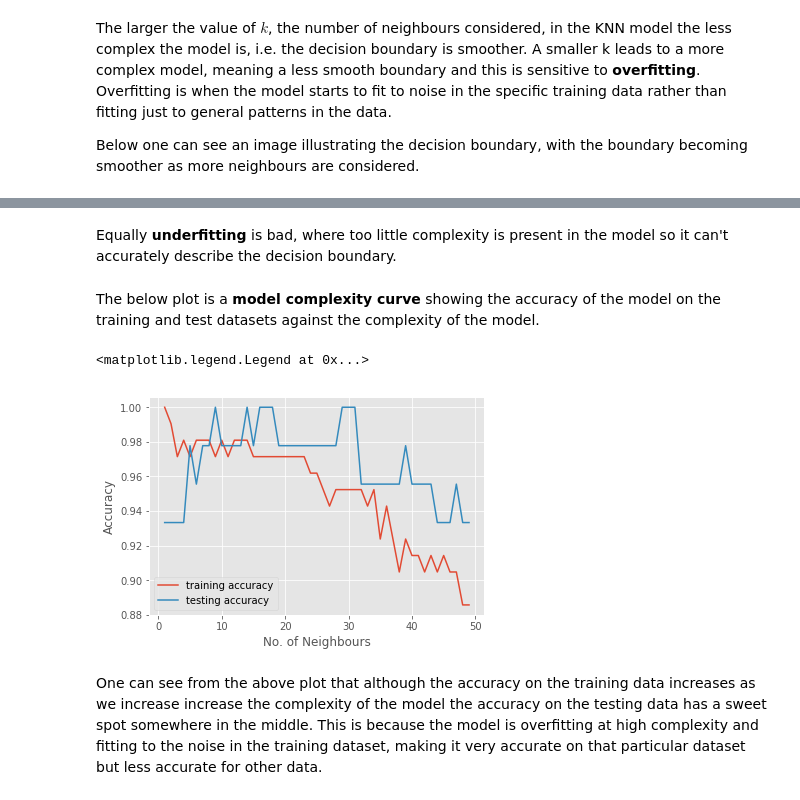
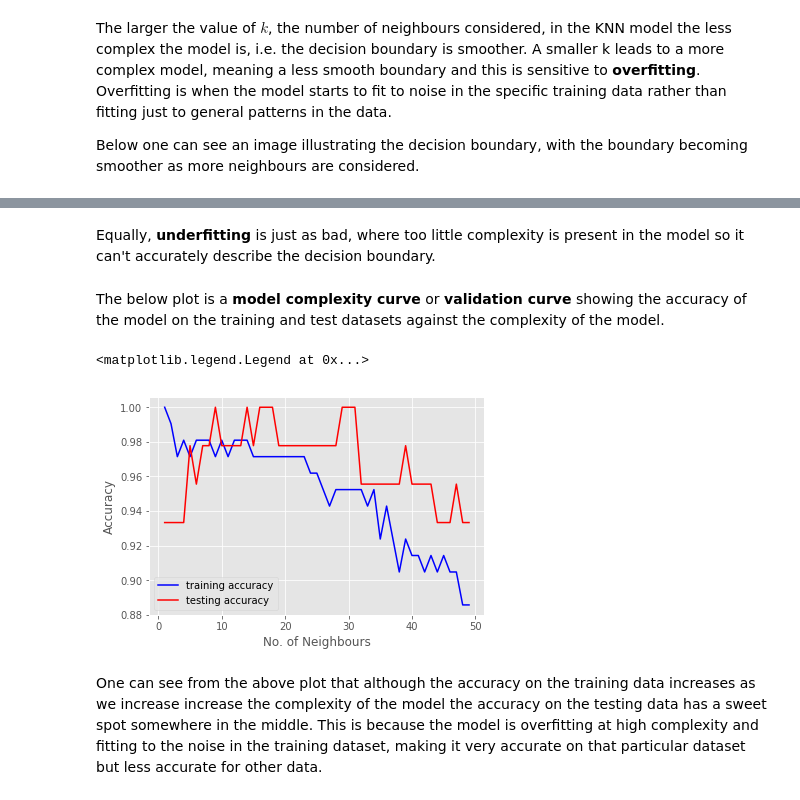
Before and after one commit to AshleySetter/MachineLearningWithScikitLearn, a Jupyter notebook: SupervisedLearning/Supervised_Learning.ipynb, the cells around one changed output, grey strips where cells are left out. Drawn from its saved outputs; the diff is of its cells as text; code cells hidden in the pictures.

Commit message:
added cross-validation and partially added stuff on regression

```diff
--- a/SupervisedLearning/Supervised_Learning.ipynb
+++ b/SupervisedLearning/Supervised_Learning.ipynb
@@ -196,0 +245,4 @@ accuracy = 95.6%
+# %%
+knn = KNeighborsClassifier(n_neighbors=6)
+
+cross_val_score(knn, X, y, cv=5)
@@ -203,7 +290,7 @@ Below one can see an image illustrating the decision boundary, with the boundary
 # %% [markdown]
 ![overfitting](imgs/Overfitting.png)
 # %% [markdown]
-Equally **underfitting** is bad, where too little complexity is present in the model so it can't accurately describe the decision boundary.
+Equally, **underfitting** is just as bad, where too little complexity is present in the model so it can't accurately describe the decision boundary.
 # %%
 k = range(1, 50)
 accuracy_train = []
@@ -214,15 +301,15 @@ for n in k:
     accuracy_train.append(knn.score(X_train, y_train))
     accuracy_test.append(knn.score(X_test, y_test))
 # %% [markdown]
-The below plot is a **model complexity curve** showing the accuracy of the model on the training and test datasets against the complexity of the model.
+The below plot is a **model complexity curve** or **validation curve** showing the accuracy of the model on the training and test datasets against the complexity of the model.
 # %%
-plt.plot(k, accuracy_train, label='training accuracy')
-plt.plot(k, accuracy_test, label='testing accuracy')
+plt.plot(k, accuracy_train, label='training accuracy', color='blue')
+plt.plot(k, accuracy_test, label='testing accuracy', color='red')
 plt.ylabel('Accuracy')
 plt.xlabel('No. of Neighbours')
 plt.legend()
 # %% [output]
 <matplotlib.legend.Legend at 0x...>
-[figure, old version]
+[figure, new version]
 # %% [markdown]
 One can see from the above plot that although the accuracy on the training data increases as we increase increase the complexity of the model the accuracy on the testing data has a sweet spot somewhere in the middle. This is because the model is overfitting at high complexity and fitting to the noise in the training dataset, making it very accurate on that particular dataset but less accurate for other data.
```
Also changed, not shown: parts of 52 cells of this notebook, 6 other files.
